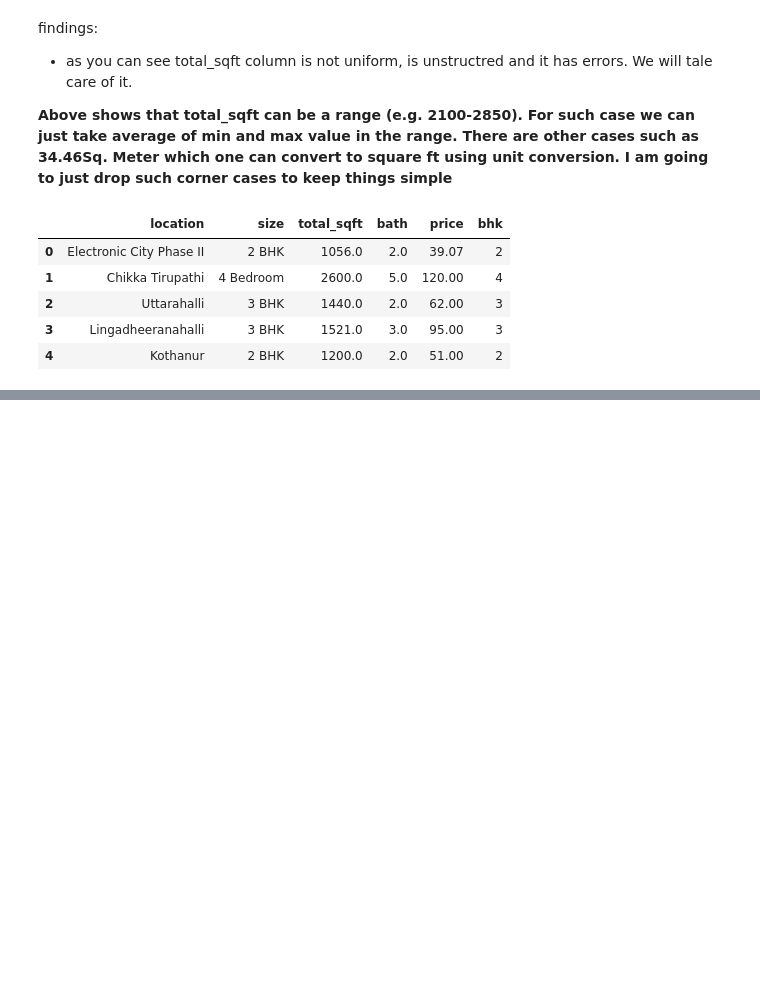
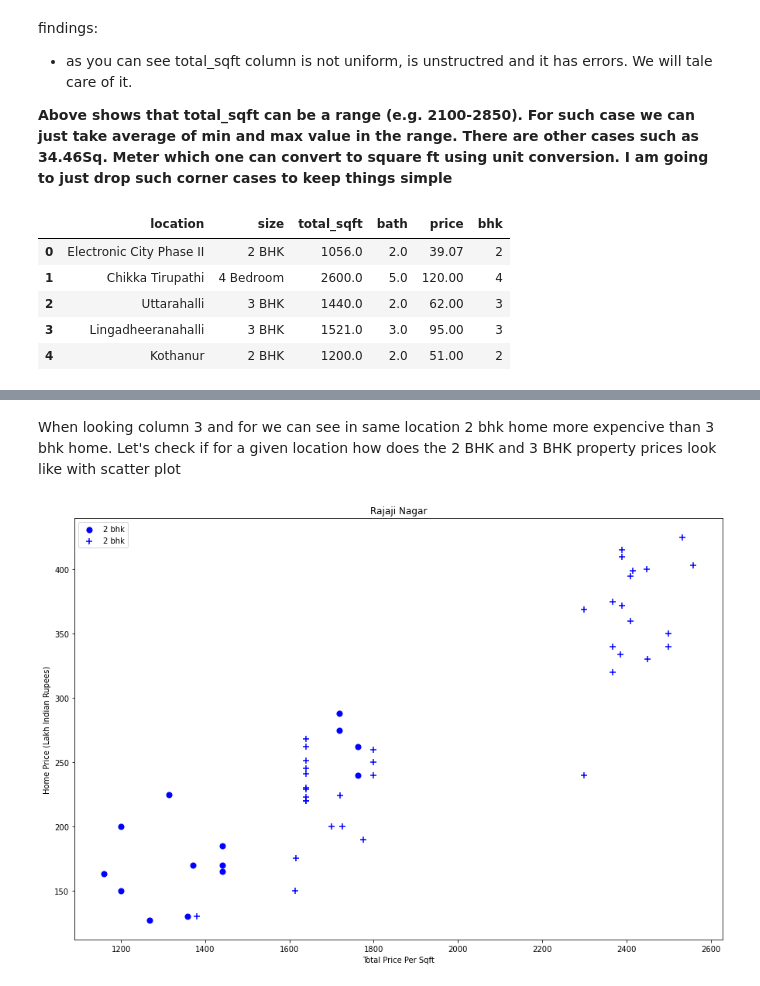
Before and after one commit to aidenerdogan/Real_Wolrd_DS_and_ML, a Jupyter notebook: Home Price Prediction/home_price_pred.ipynb, the cells around one changed output, grey strips where cells are left out. Cells and saved outputs as stored; diff of their text form; code cells hidden in the pictures; blank space fills up the shorter version.

Commit message:
finishing stae1 such as cleaning, EDA and feature eng. for home_price prediction

```diff
--- a/Home Price Prediction/home_price_pred.ipynb
+++ b/Home Price Prediction/home_price_pred.ipynb
@@ -225,0 +334,3 @@ data2.head()
+# %%
+data4 = data3[~(data3.total_sqft/data3.bhk<300)]
+data4.shape
@@ -225,0 +355,12 @@ data2.head()
+# %%
+def remove_pps_outliers(df):
+    df_out = pd.DataFrame()
+    for key, subdf in df.groupby('location'):
+        m = np.mean(subdf.price_per_sqft)
+        st = np.std(subdf.price_per_sqft)
+        reduced_df = subdf[(subdf.price_per_sqft>(m-st)) & (subdf.price_per_sqft<=(m+st))]
+        df_out = pd.concat([df_out,reduced_df],ignore_index=True)
+    return df_out
+# %%
+data5 = remove_pps_outliers(data4)
+data5.shape
@@ -225,0 +383,18 @@ data2.head()
+# %% [markdown]
+When looking column 3 and for we can see in same location 2 bhk home more expencive than 3 bhk home.
+Let's check if for a given location how does the 2 BHK and 3 BHK property prices look like with scatter plot
+# %%
+def scatter_plot(df, location):
+    bhk2 = df[(df.bhk == 2 ) & (df.location ==location)]
+    bhk3 = df[(df.bhk == 3 ) & (df.location ==location)]
+    matplotlib.rcParams['figure.figsize'] = (15, 10)
+    plt.scatter(bhk2.total_sqft, bhk2.price, color='blue', label='2 bhk', s=50)
+    plt.scatter(bhk3.total_sqft, bhk3.price, marker='+', color='blue', label='2 bhk', s=50)
+    plt.xlabel('Total Price Per Sqft')
+    plt.ylabel('Home Price (Lakh Indian Rupees)')
+    plt.title(location)
+    plt.legend()
+# %%
+scatter_plot(data5,"Rajaji Nagar")
+# %% [output]
+[figure, added]
```
Also changed, not shown: parts of 45 cells of this notebook.
